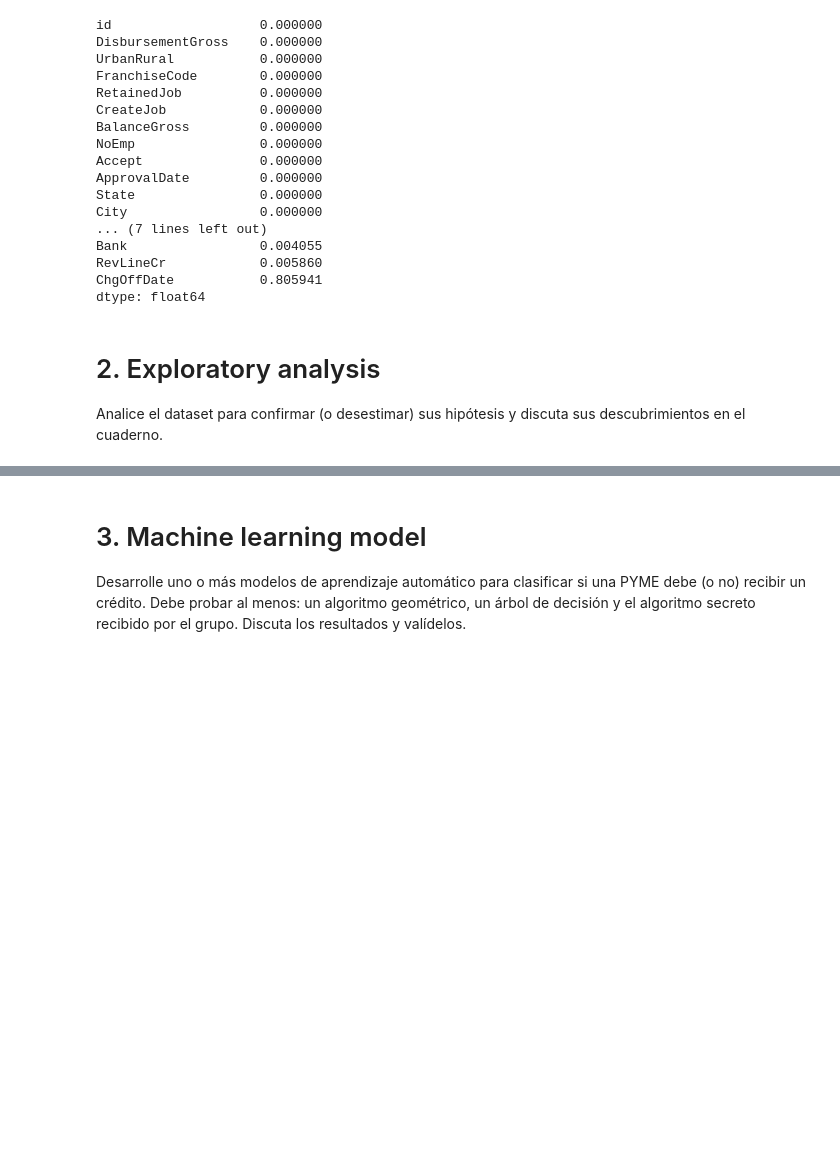
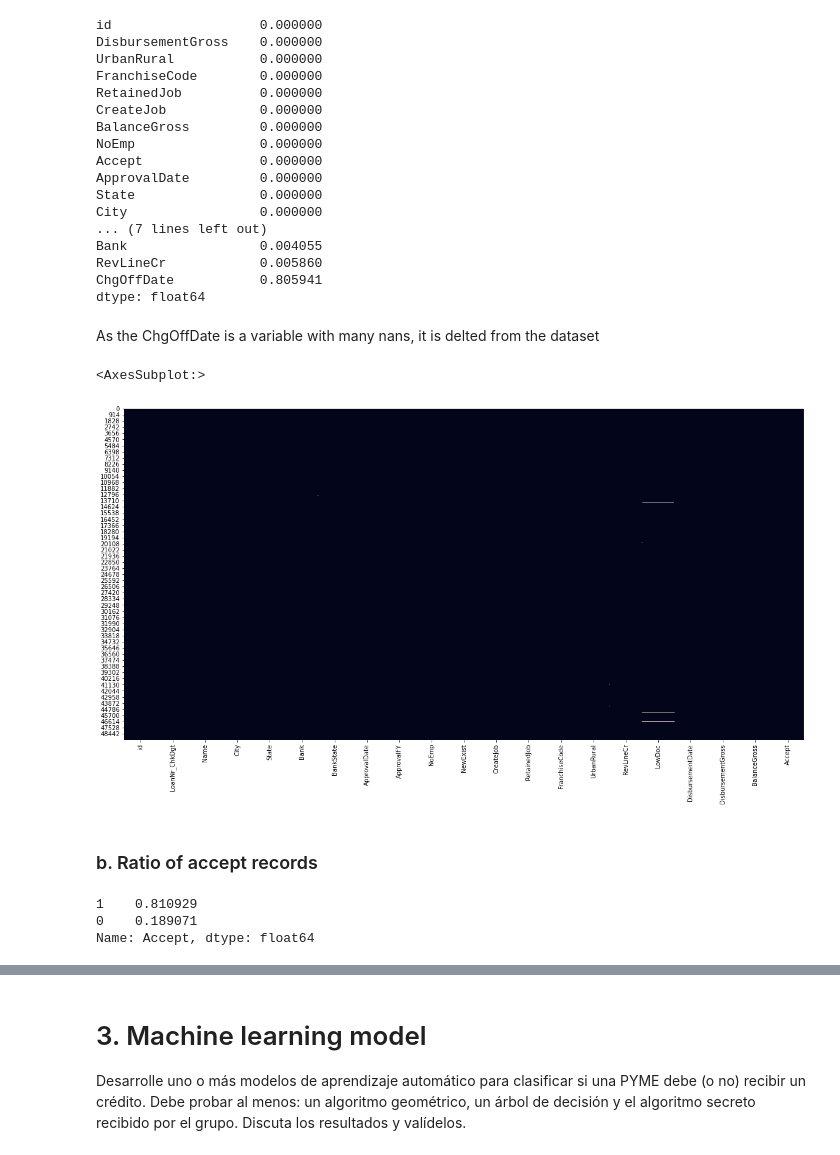
Before and after one commit to LosCDAWs/Challenge, a Jupyter notebook: Challenge.ipynb, the cells around one changed output, grey strips where cells are left out. Cells and saved outputs as stored; diff of their text form; code cells hidden in the pictures; blank space fills up the shorter version.

```diff
--- a/Challenge.ipynb
+++ b/Challenge.ipynb
@@ -127,7 +169,21 @@ Bank                 0.004055
 RevLineCr            0.005860
 ChgOffDate           0.805941
 dtype: float64
-# %% [markdown]
-# 2. Exploratory analysis
-
-Analice el dataset para confirmar (o desestimar) sus hipótesis y discuta sus descubrimientos en el cuaderno.
+# %% [markdown]
+As the ChgOffDate is a variable with many nans, it is delted from the dataset
+# %%
+df.drop(['ChgOffDate'], axis=1, inplace=True)
+# %%
+plt.figure(figsize=(20,10))
+sns.heatmap(df.isna(), cbar=False)
+# %% [output]
+<AxesSubplot:>
+[figure, added]
+# %% [markdown]
+### b. Ratio of accept records
+# %%
+df['Accept'].value_counts(normalize=True)
+# %% [output]
+1    0.810929
+0    0.189071
+Name: Accept, dtype: float64
```
Also changed, not shown: parts of 22 cells of this notebook, 1 other file.
